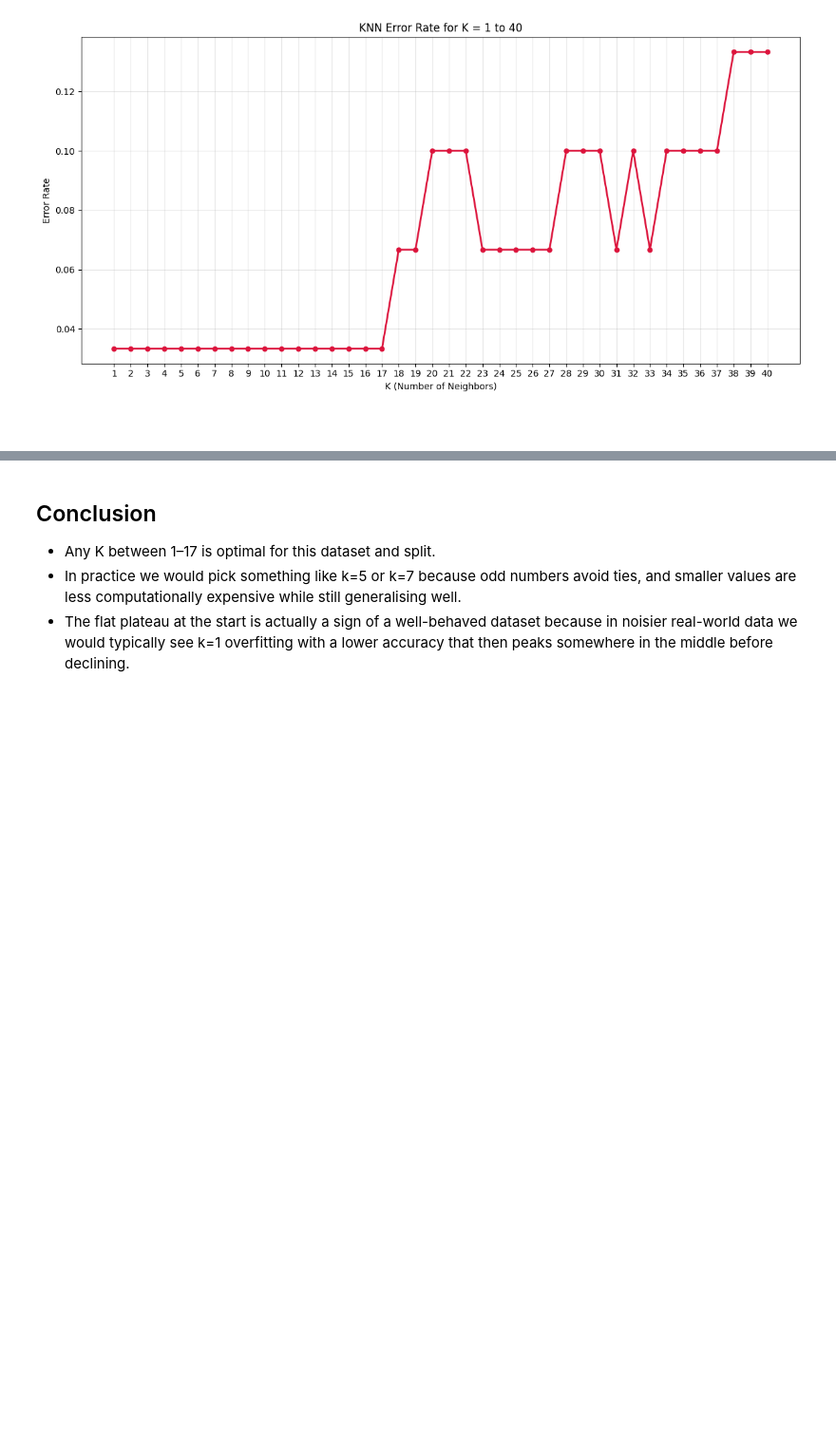
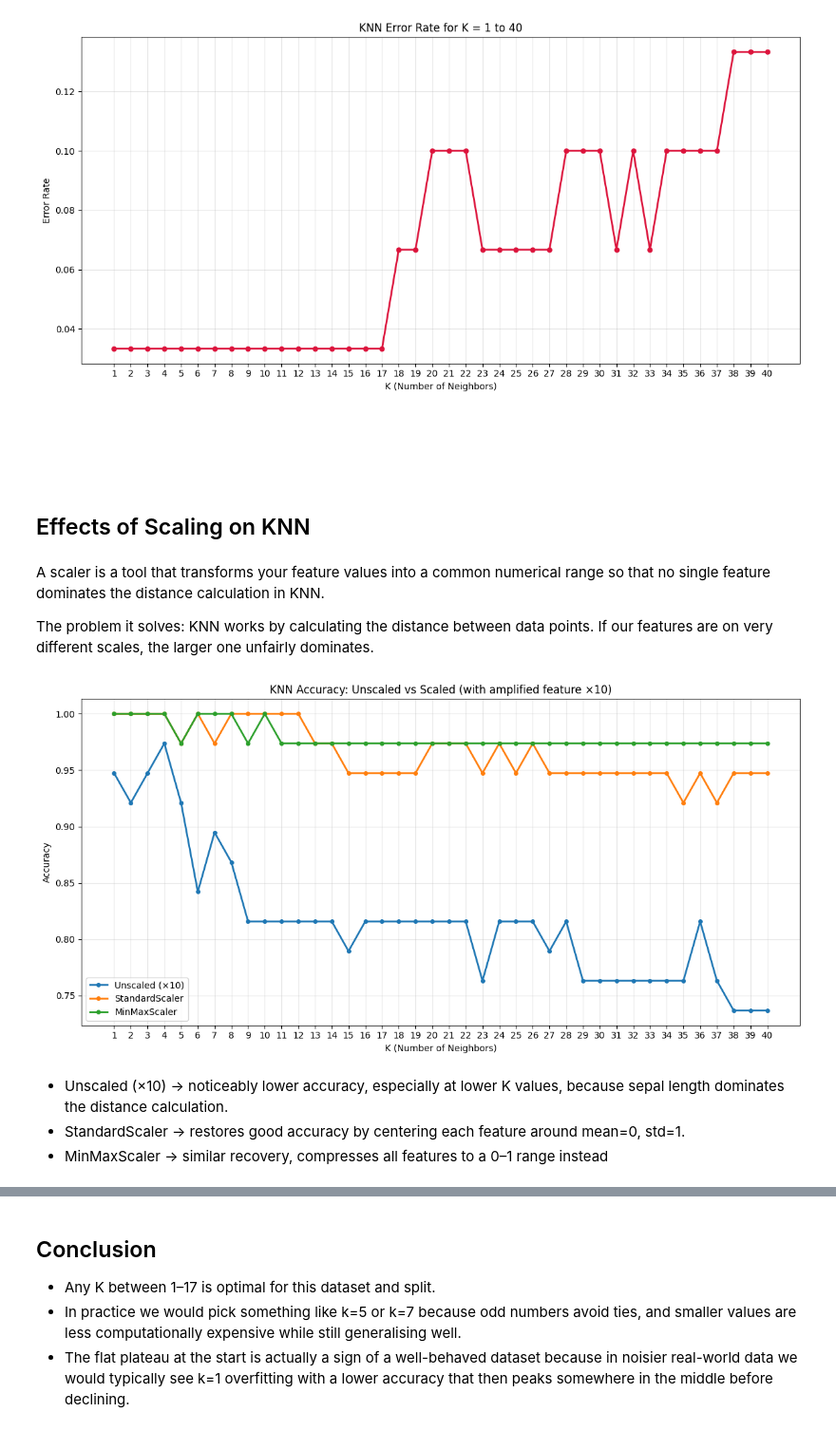
Before and after one commit to sulugambari/ds-distance-metrics-knn, a Jupyter notebook: 4_knn_exercise.ipynb, the cells around one changed output, grey strips where cells are left out. Shown at 95% size. Saved outputs shown, nothing was run; the diff lists cells and outputs as text; code cells hidden in the pictures; blank space fills up the shorter version.

Commit message:
Added a scaler comparison

```diff
--- a/4_knn_exercise.ipynb
+++ b/4_knn_exercise.ipynb
@@ -172,3 +172,62 @@ plt.show()
 [figure]
 # %% [markdown]
 <br>
+# %% [markdown]
+<br>
+# %% [markdown]
+## Effects of Scaling on KNN
+# %% [markdown]
+A scaler is a tool that transforms your feature values into a common numerical range so that no single feature dominates the distance calculation in KNN.
+
+The problem it solves:
+KNN works by calculating the distance between data points. If our features are on very different scales, the larger one unfairly dominates.
+# %%
+from sklearn.preprocessing import StandardScaler, MinMaxScaler
+
+# ── Create a version with one amplified feature ──────────────────
+X_big = X.copy()
+X_big["sepal length (cm)"] = X_big["sepal length (cm)"] * 10
+
+# ── Train/test split on amplified data ───────────────────────────
+X_train_big, X_test_big, y_train_big, y_test_big = train_test_split(
+    X_big, y, random_state=1
+)
+
+# ── Apply scalers ─────────────────────────────────────────────────
+ss = StandardScaler()
+X_train_ss = ss.fit_transform(X_train_big)
+X_test_ss  = ss.transform(X_test_big)
+
+mm = MinMaxScaler()
+X_train_mm = mm.fit_transform(X_train_big)
+X_test_mm  = mm.transform(X_test_big)
+
+# ── Accuracy vs K for all three versions ─────────────────────────
+results = {"Unscaled (×10)": (X_train_big, X_test_big),
+           "StandardScaler": (X_train_ss, X_test_ss),
+           "MinMaxScaler":   (X_train_mm, X_test_mm)}
+
+plt.figure(figsize=(12, 6))
+
+for label, (X_tr, X_te) in results.items():
+    acc_list = []
+    for k in range(1, 41):
+        knn = KNeighborsClassifier(n_neighbors=k, metric="euclidean")
+        knn.fit(X_tr, np.ravel(y_train_big))
+        acc_list.append(accuracy_score(y_test_big, knn.predict(X_te)))
+    plt.plot(range(1, 41), acc_list, linewidth=2, marker="o", markersize=4, label=label)
+
+plt.title("KNN Accuracy: Unscaled vs Scaled (with amplified feature ×10)")
+plt.xlabel("K (Number of Neighbors)")
+plt.ylabel("Accuracy")
+plt.xticks(range(1, 41))
+plt.legend()
+plt.grid(True, alpha=0.3)
+plt.tight_layout()
+plt.show()
+# %% [output]
+[figure, added]
+# %% [markdown]
+- Unscaled (×10) → noticeably lower accuracy, especially at lower K values, because sepal length dominates the distance calculation.
+- StandardScaler → restores good accuracy by centering each feature around mean=0, std=1.
+- MinMaxScaler → similar recovery, compresses all features to a 0–1 range instead
```
Also changed, not shown: parts of 2 cells of this notebook.
